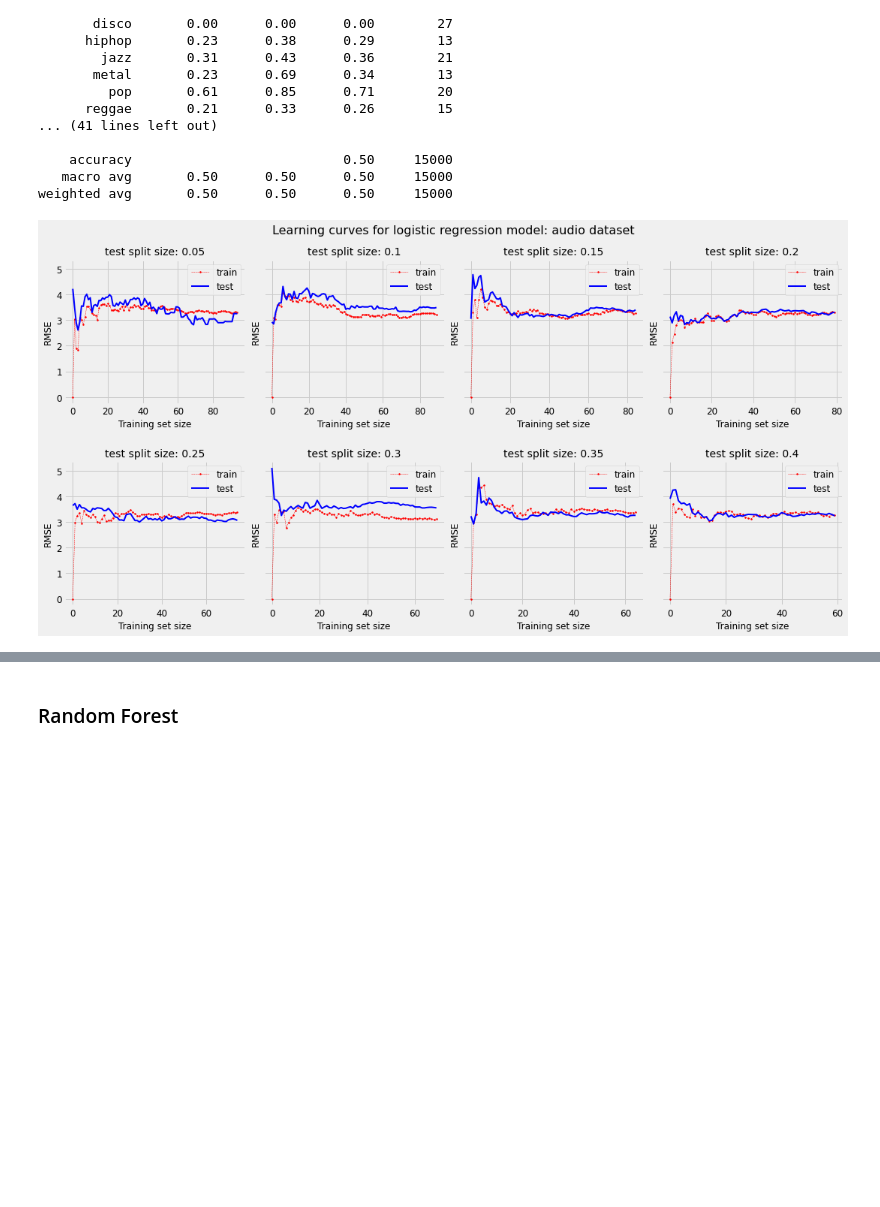
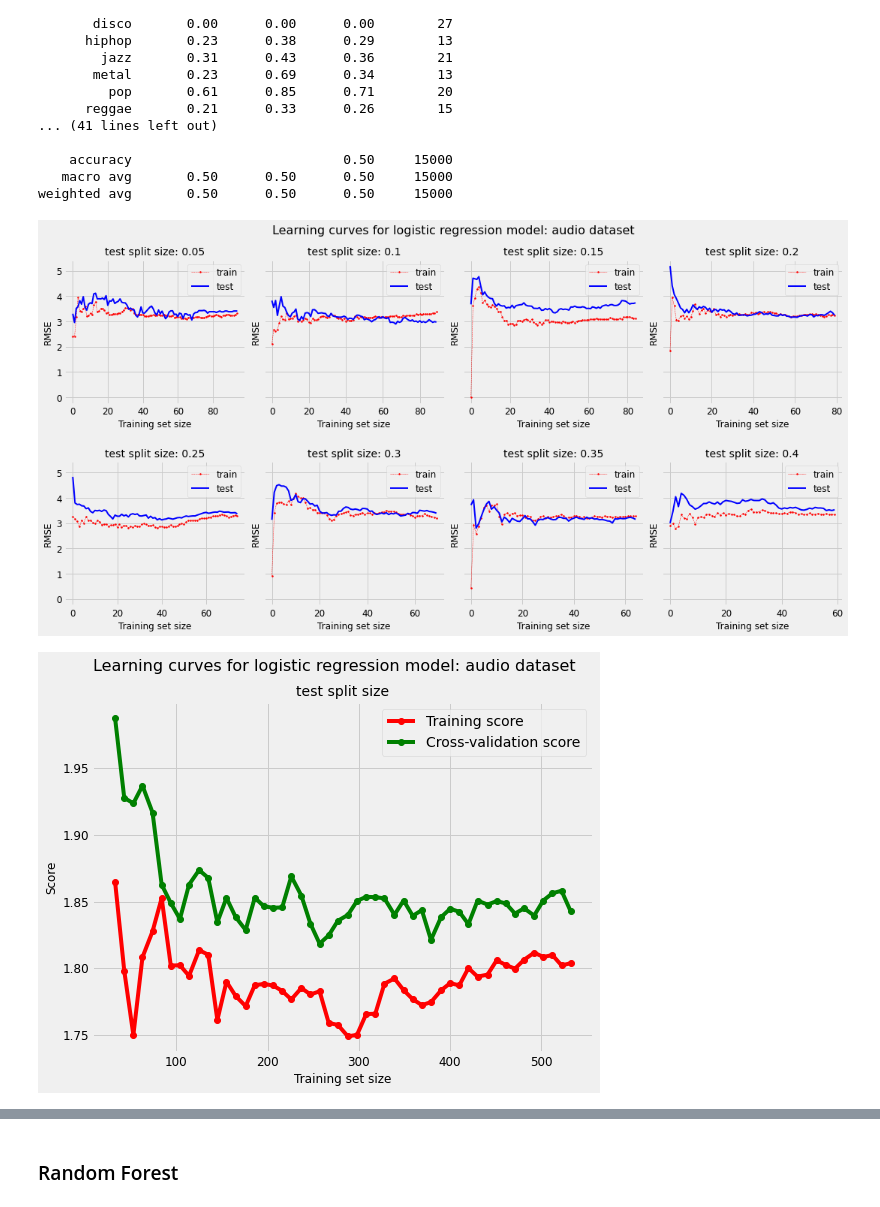
Before and after one commit to alarsen123/music-genre-classification, a Jupyter notebook: MLP3/modeling.ipynb, the cells around one changed output, grey strips where cells are left out. Cells and saved outputs as stored; diff of their text form; code cells hidden in the pictures; blank space fills up the shorter version.

```diff
--- a/MLP3/modeling.ipynb
+++ b/MLP3/modeling.ipynb
@@ -467,7 +472,10 @@ plot_learning_curves(tree_dropped, X_dropped, y_dropped_nums,
 [figure]
 # %%
 plot_learning_curves(tree_filled, X_filled, y_filled_nums,
-                     'Learning curves for decision tree model: filled dataset', plot_name = 'tree_filled', scale = 1000)
+                     'Learning curves for decision tree model: filled dataset', plot_name = 'tree_filled', scale = 4000)
+
+plot_learning_curves(tree_filled, X_filled, y_filled_nums,
+                     'Learning curves for decision tree model: filled dataset', plot_name='tree_filled')
 # %% [output]
 [figure]
 # %% [markdown]
@@ -554,11 +575,14 @@ Audio
 weighted avg       0.42      0.40      0.40     15000
 # %%
 plot_learning_curves(knn_audio, X_audio, y_audio_nums,
-                     'Learning curves for kNN model: audio dataset', start_size=best_knn_audio['param_knn__n_neighbors'].values[0])
+                     'Learning curves for kNN model: audio dataset', plot_name='knn_audio', start_size=best_knn_audio['param_knn__n_neighbors'].values[0])
+
+plot_learning_curve(knn_audio, X_audio, y_audio_nums,'Learning curves for kNN model: audio dataset', plot_name='knn_audio', splits = 30)
 # %% [output]
 [figure]
 # %%
-# plot_learning_curves(knn_dropped, X_dropped, y_dropped_nums,
-                    #  'Learning curves for kNN model: dropped dataset', plot_name='knn_dropped', start_size=best_knn_dropped['param_knn__n_neighbors'].values[0], scale=4000)
+plot_learning_curves(knn_dropped, X_dropped, y_dropped_nums,
+                     'Learning curves for kNN model: dropped dataset', plot_name='knn_dropped', start_size=best_knn_dropped['param_knn__n_neighbors'].values[0], scale=4000)
+
 plot_learning_curve(knn_dropped, X_dropped, y_dropped_nums,'Learning curves for kNN model: dropped dataset', plot_name='knn_dropped')
 # %% [output]
@@ -566,3 +590,5 @@ plot_learning_curve(knn_dropped, X_dropped, y_dropped_nums,'Learning curves for
 # %%
+plot_learning_curves(knn_dropped, X_dropped, y_dropped_nums,'Learning curves for kNN model: dropped dataset', plot_name='knn_dropped', start_size=best_knn_dropped['param_knn__n_neighbors'].values[0], scale=4000)
+
 plot_learning_curve(knn_filled, X_filled, y_filled_nums,
                      'Learning curves for kNN model: filled dataset', plot_name='knn_filled')
@@ -685,6 +713,10 @@ Audio
 weighted avg       0.50      0.50      0.50     15000
 # %%
 plot_learning_curves(logreg_audio, X_audio, y_audio_nums,
-                     'Learning curves for logistic regression model: audio dataset', start_size=2)
+                     'Learning curves for logistic regression model: audio dataset', plot_name='logreg_audio',start_size=5)
+
+plot_learning_curve(logreg_audio, X_audio, y_audio_nums,
+                     'Learning curves for logistic regression model: audio dataset', plot_name='logreg_audio', splits=50)
 # %% [output]
-[figure, old version]
+[figure, new version]
+[figure, added]
```
Also changed, not shown: parts of 18 cells of this notebook, 33 other files.
